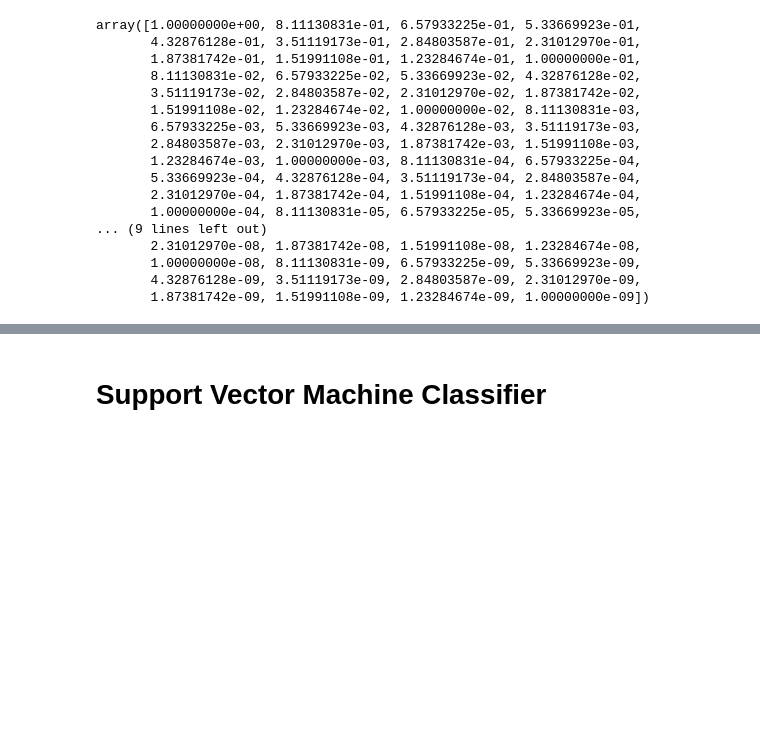
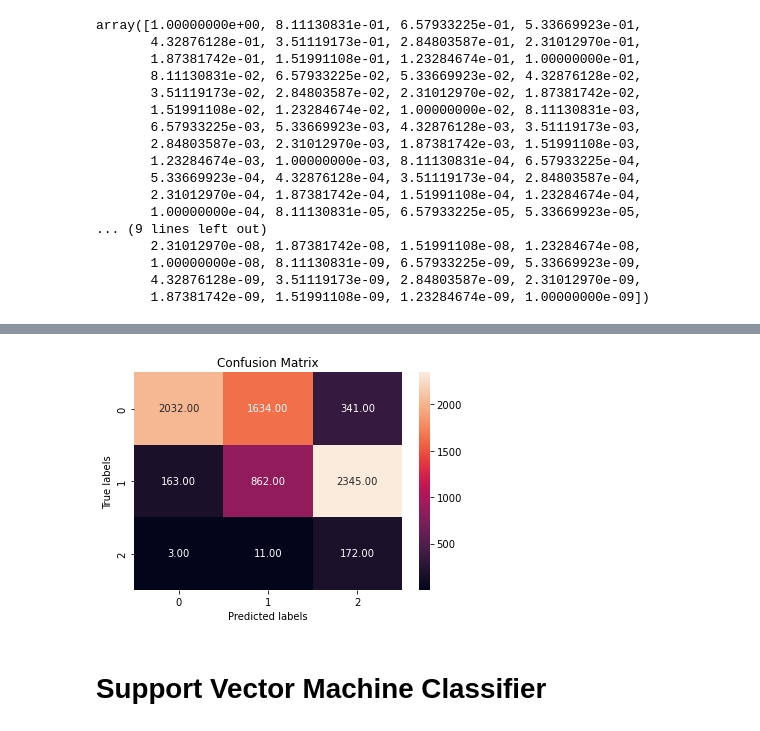
Before and after one commit to adhityahardy/Classification-New-York-City-Airbnb-Market, a Jupyter notebook: AirBnB USA.ipynb, the cells around one changed output, grey strips where cells are left out. Cells and saved outputs as stored; diff of their text form; code cells hidden in the pictures; blank space fills up the shorter version.

```diff
--- a/AirBnB USA.ipynb
+++ b/AirBnB USA.ipynb
@@ -512,3 +548,15 @@ F1-score : 0.4722
+# %%
+ax= plt.subplot()
+
+cm = confusion_matrix(y_test, y_predht)
+
+sns.heatmap(cm, annot=True, fmt='.2f', ax = ax);
+
+# labels, title and ticks
+ax.set_xlabel('Predicted labels');ax.set_ylabel('True labels');
+ax.set_title('Confusion Matrix');
+# %% [output]
+[figure, added]
 # %% [markdown]
 # Support Vector Machine Classifier
 # %%
```
Also changed, not shown: parts of 29 cells of this notebook.
